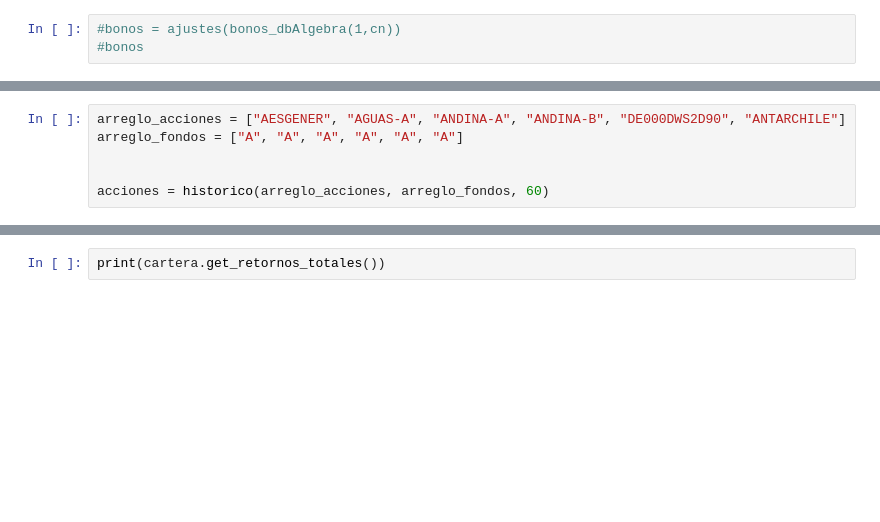
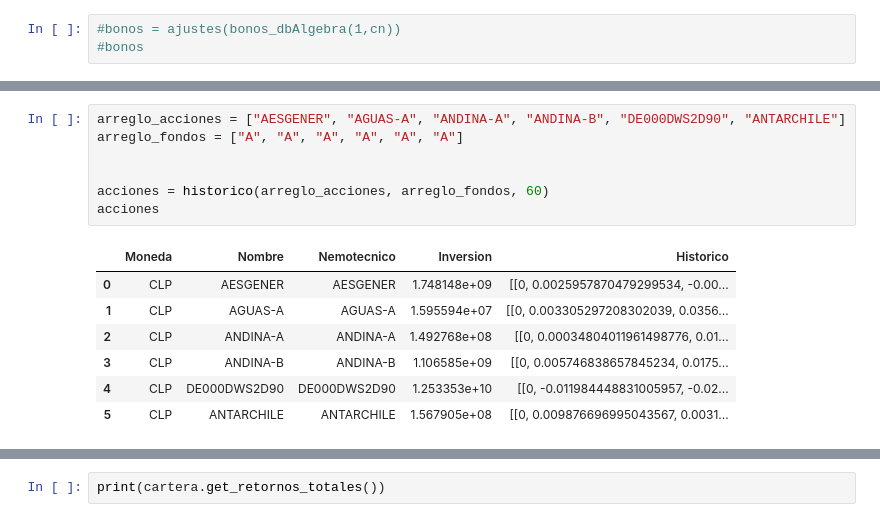
Before and after one commit to GrosoWoW/Practica, a Jupyter notebook: Intento/Cartera/Simulacion_Cartera_ALIVE.ipynb, the cells around one changed output, grey strips where cells are left out. Cells and saved outputs as stored; diff of their text form; blank space fills up the shorter version.

```diff
--- a/Intento/Cartera/Simulacion_Cartera_ALIVE.ipynb
+++ b/Intento/Cartera/Simulacion_Cartera_ALIVE.ipynb
@@ -112,6 +122,15 @@ derivados["Derivado"][0].flujos_valorizados[["ID","ActivoPasivo", "Fecha", "Fech
 # %%
 arreglo_acciones = ["AESGENER", "AGUAS-A", "ANDINA-A", "ANDINA-B", "DE000DWS2D90", "ANTARCHILE"]
 arreglo_fondos = ["A", "A", "A", "A", "A", "A"]
 
 
 acciones = historico(arreglo_acciones, arreglo_fondos, 60)
+acciones
+# %% [output]
+|  | Moneda | Nombre | Nemotecnico | Inversion | Historico |
+| 0 | CLP | AESGENER | AESGENER | 1.748148e+09 | [[0, 0.0025957870479299534, -0.00... |
+| 1 | CLP | AGUAS-A | AGUAS-A | 1.595594e+07 | [[0, 0.003305297208302039, 0.0356... |
+| 2 | CLP | ANDINA-A | ANDINA-A | 1.492768e+08 | [[0, 0.00034804011961498776, 0.01... |
+| 3 | CLP | ANDINA-B | ANDINA-B | 1.106585e+09 | [[0, 0.005746838657845234, 0.0175... |
+| 4 | CLP | DE000DWS2D90 | DE000DWS2D90 | 1.253353e+10 | [[0, -0.011984448831005957, -0.02... |
+| 5 | CLP | ANTARCHILE | ANTARCHILE | 1.567905e+08 | [[0, 0.009876696995043567, 0.0031... |
```
Also changed, not shown: parts of 5 cells of this notebook, 3 other files.
